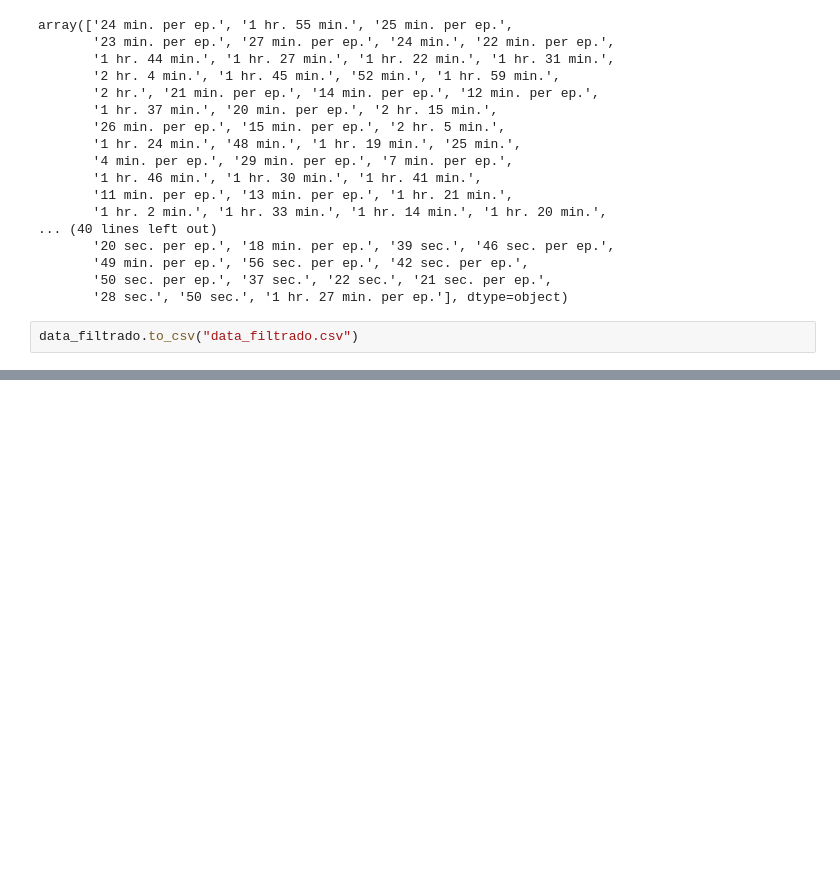
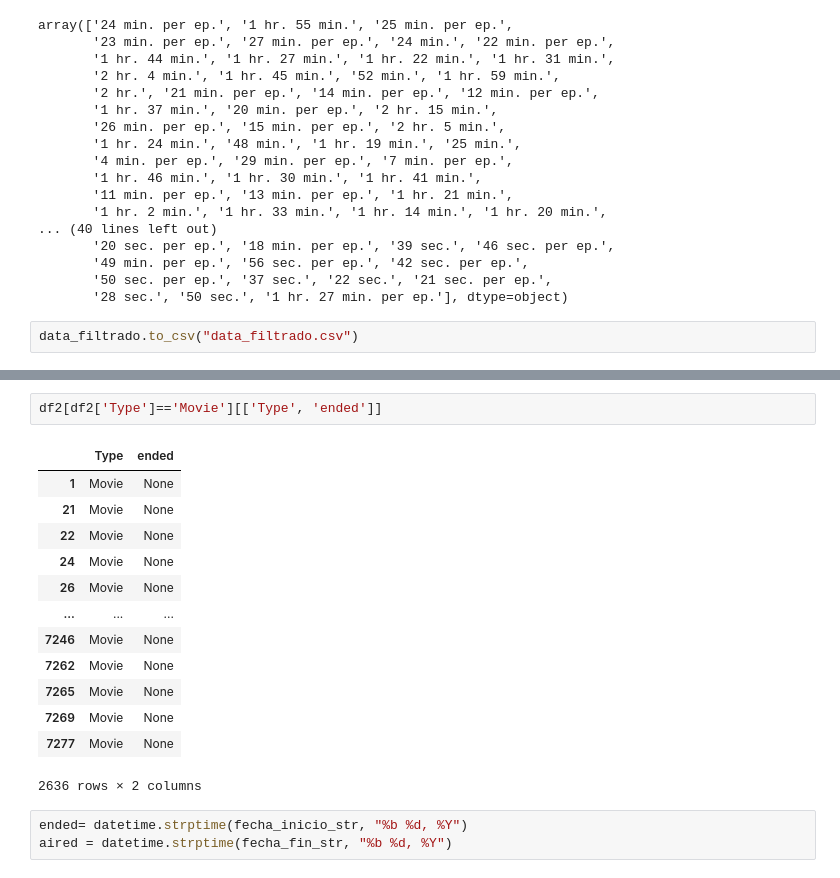
Before and after one commit to icorreald/promog-modulo4-sprint1-pairprogramming-maria_crespo-isabel_correal, a Jupyter notebook: EDA_dataset.ipynb, the cells around one changed output, grey strips where cells are left out. Drawn from its saved outputs; the diff is of its cells as text; blank space fills up the shorter version.

```diff
--- a/EDA_dataset.ipynb
+++ b/EDA_dataset.ipynb
@@ -180,0 +370,19 @@ data_filtrado.to_csv("data_filtrado.csv")
+# %%
+df2[df2['Type']=='Movie'][['Type', 'ended']]
+# %% [output]
+|  | Type | ended |
+| 1 | Movie | None |
+| 21 | Movie | None |
+| 22 | Movie | None |
+| 24 | Movie | None |
+| 26 | Movie | None |
+| ... | ... | ... |
+| 7246 | Movie | None |
+| 7262 | Movie | None |
+| 7265 | Movie | None |
+| 7269 | Movie | None |
+| 7277 | Movie | None |
+2636 rows × 2 columns
+# %%
+ended= datetime.strptime(fecha_inicio_str, "%b %d, %Y")
+aired = datetime.strptime(fecha_fin_str, "%b %d, %Y")
```
Also changed, not shown: parts of 25 cells of this notebook, 2 other files.
